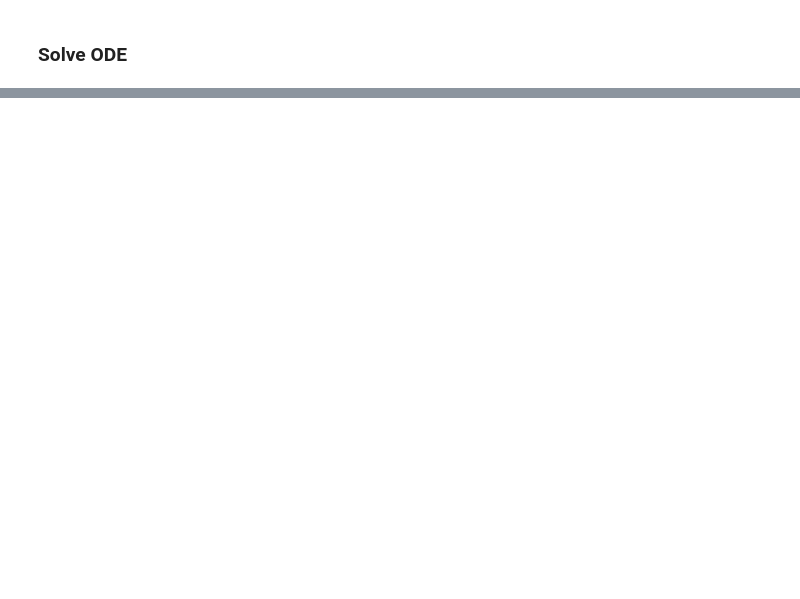
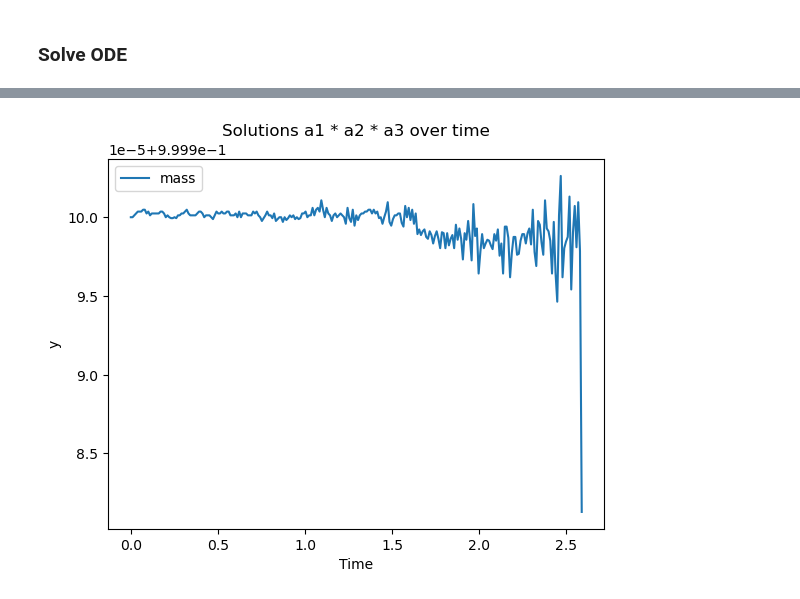
Before and after one commit to rajpabari/gravitational-radiation, a Jupyter notebook: code/viscosity.ipynb, the cells around one changed output, grey strips where cells are left out. Cells and saved outputs as stored; diff of their text form; code cells hidden in the pictures; blank space fills up the shorter version.

```diff
--- a/code/viscosity.ipynb
+++ b/code/viscosity.ipynb
@@ -284,0 +315,10 @@ plt.show()
+# %%
+plt.figure()
+plt.plot(ts, ys[:, 0] * ys[:, 1] * ys[:, 2], label="mass")
+plt.xlabel("Time")
+plt.ylabel("y")
+plt.title("Solutions a1 * a2 * a3 over time")
+plt.legend()
+plt.show()
+# %% [output]
+[figure, added]
```
Also changed, not shown: parts of 12 cells of this notebook.
